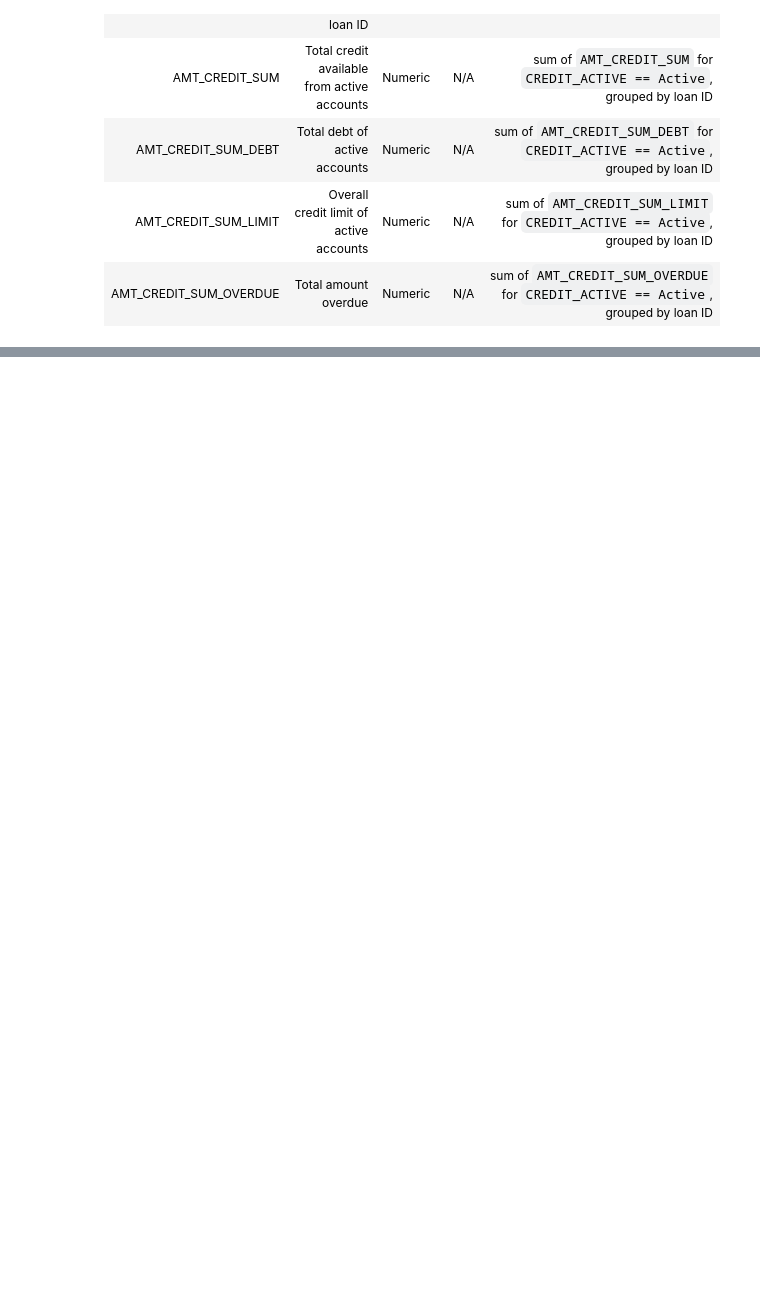
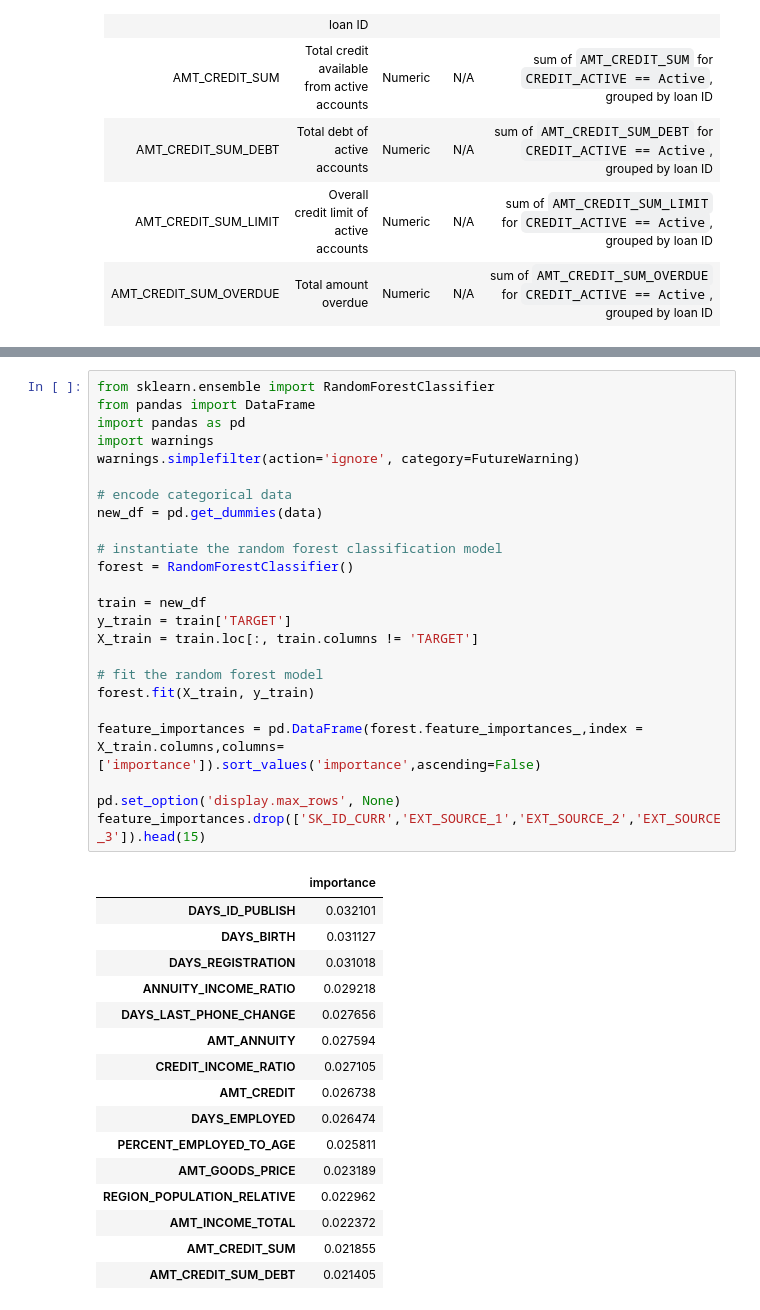
Before and after one commit to sjmiller8182/home-credit-default-risk, a Jupyter notebook: MiniLab1 CRISP-DM .ipynb, the cells around one changed output, grey strips where cells are left out. Drawn from its saved outputs; the diff is of its cells as text; blank space fills up the shorter version.

```diff
--- a/MiniLab1 CRISP-DM .ipynb
+++ b/MiniLab1 CRISP-DM .ipynb
@@ -887,0 +936,41 @@ The following features were engineered from the bureau features (from `bureau.cs
+# %%
+from sklearn.ensemble import RandomForestClassifier
+from pandas import DataFrame
+import pandas as pd
+import warnings
+warnings.simplefilter(action='ignore', category=FutureWarning)
+
+# encode categorical data
+new_df = pd.get_dummies(data)
+
+# instantiate the random forest classification model
+forest = RandomForestClassifier()
+
+train = new_df
+y_train = train['TARGET']
+X_train = train.loc[:, train.columns != 'TARGET']
+
+# fit the random forest model
+forest.fit(X_train, y_train)
+
+feature_importances = pd.DataFrame(forest.feature_importances_,index = X_train.columns,columns=['importance']).sort_values('importance',ascending=False)
+
+pd.set_option('display.max_rows', None)
+feature_importances.drop(['SK_ID_CURR','EXT_SOURCE_1','EXT_SOURCE_2','EXT_SOURCE_3']).head(15)
+# %% [output]
+|  | importance |
+| DAYS_ID_PUBLISH | 0.032101 |
+| DAYS_BIRTH | 0.031127 |
+| DAYS_REGISTRATION | 0.031018 |
+| ANNUITY_INCOME_RATIO | 0.029218 |
+| DAYS_LAST_PHONE_CHANGE | 0.027656 |
+| AMT_ANNUITY | 0.027594 |
+| CREDIT_INCOME_RATIO | 0.027105 |
+| AMT_CREDIT | 0.026738 |
+| DAYS_EMPLOYED | 0.026474 |
+| PERCENT_EMPLOYED_TO_AGE | 0.025811 |
+| AMT_GOODS_PRICE | 0.023189 |
+| REGION_POPULATION_RELATIVE | 0.022962 |
+| AMT_INCOME_TOTAL | 0.022372 |
+| AMT_CREDIT_SUM | 0.021855 |
+| AMT_CREDIT_SUM_DEBT | 0.021405 |
```
Also changed, not shown: parts of 13 cells of this notebook.
